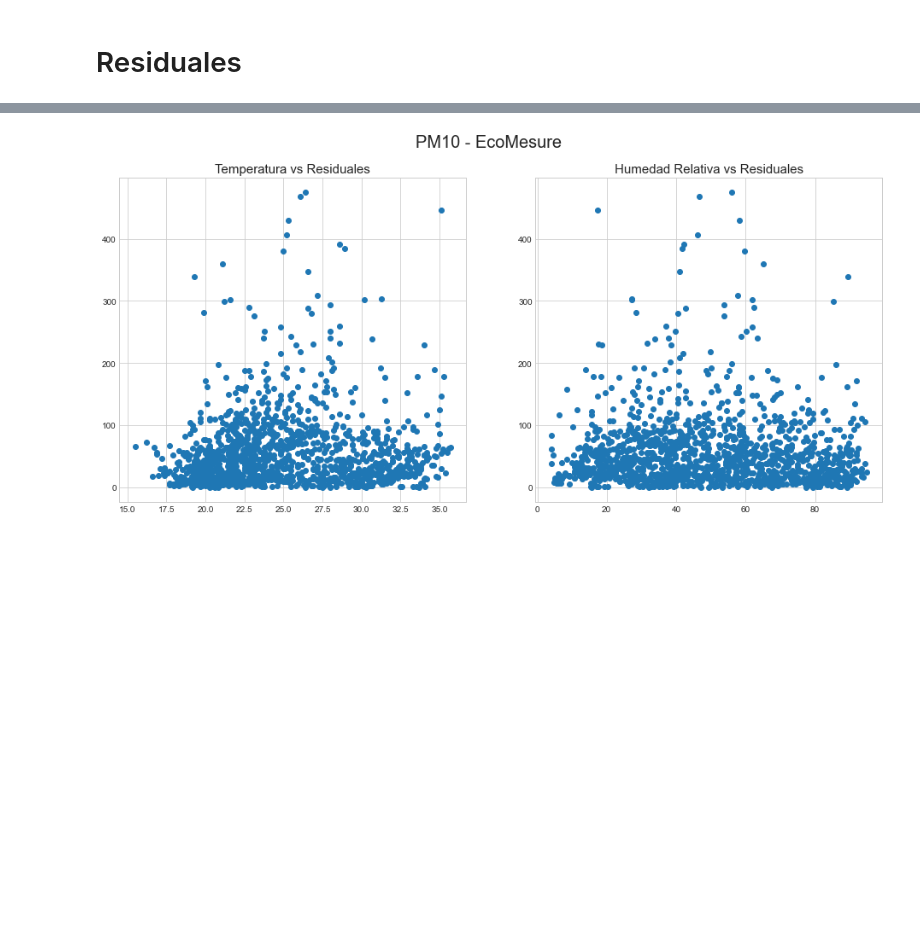
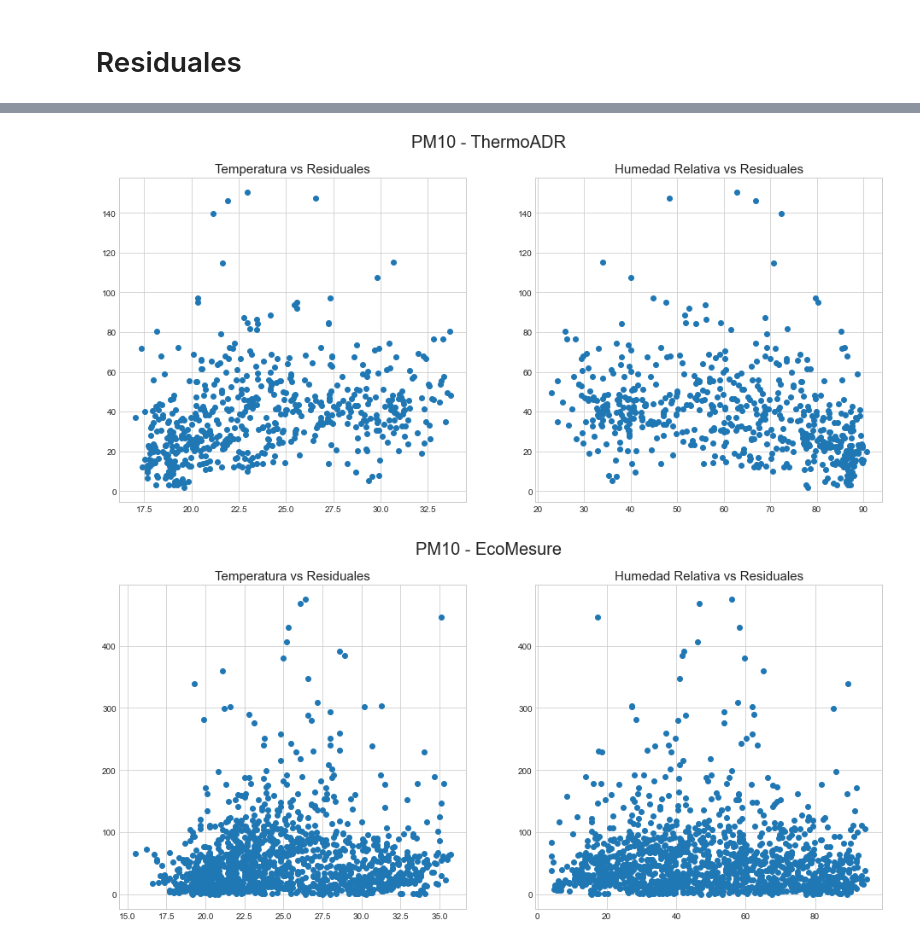
Before and after one commit to edgaregurrola/satellite_aq, a Jupyter notebook: notebooks/07b-LowCostSensors.ipynb, the cells around one changed output, grey strips where cells are left out. Saved outputs shown, nothing was run; the diff lists cells and outputs as text; code cells hidden in the pictures; blank space fills up the shorter version.

```diff
--- a/notebooks/07b-LowCostSensors.ipynb
+++ b/notebooks/07b-LowCostSensors.ipynb
@@ -180,5 +281,5 @@ for p in param:
 # %%
-param = ['PM10','O3','NO2']
+param = ['PM10']
 for p in param:
-    grap_comparison(df_simaj, df_el, p, 'eLichens', save=True)
+    grap_comparison(df_stfe, df_tr, p, 'Thermo', save=False)
 # %% [output]
@@ -295,6 +394,12 @@ def graph_residual(df_simaj, df_electronic, param, name, save=False):
         plt.savefig(f'../output/figures/lowcost_sensor/{name}_{param}_Residuals.png',dpi=150)
 
     return plt.show()
+# %%
+param = ['PM10']
+for p in param:
+    graph_residual(df_stfe, df_tr, p, 'ThermoADR', save=True)
+# %% [output]
+[figure, added]
 # %%
 param = ['PM10','O3','NO2']
 for p in param:
```
Also changed, not shown: parts of 23 cells of this notebook, 14 other files.
